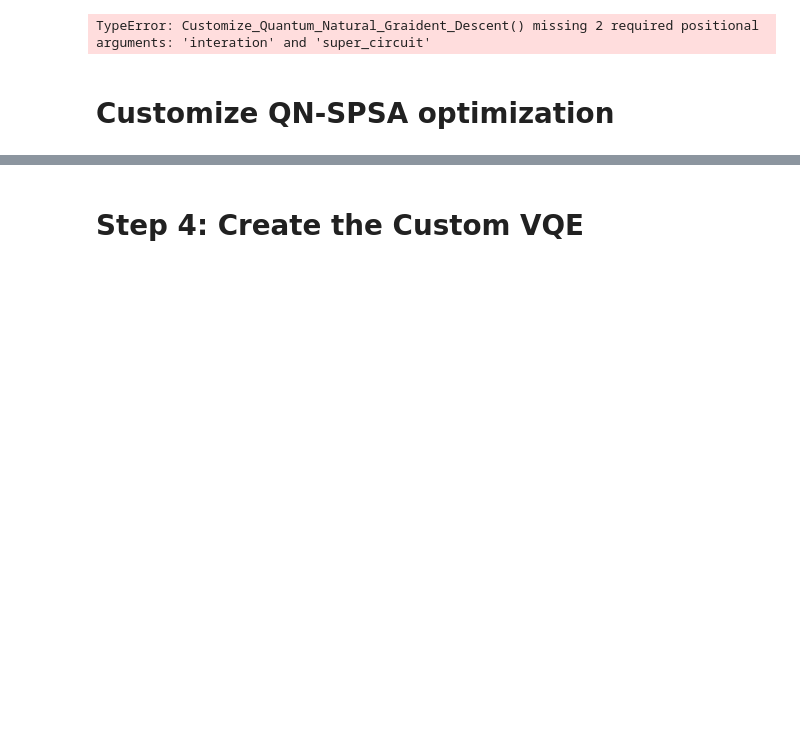
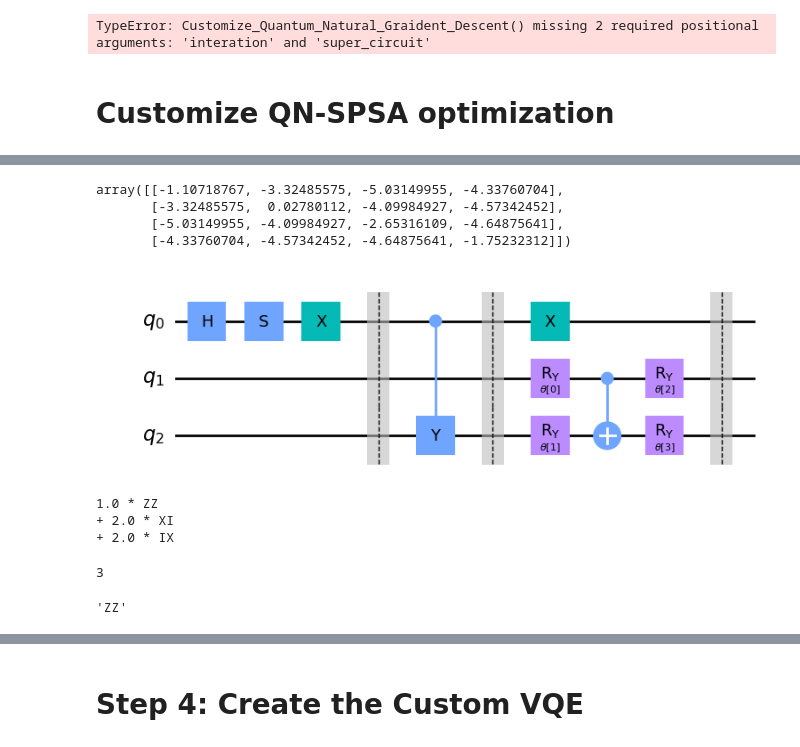
Before and after one commit to nguyenvulinh666/Variational-Quantum-EigeinSolver, a Jupyter notebook: Complete_VQE.ipynb, the cells around one changed output, grey strips where cells are left out. Saved outputs shown, nothing was run; the diff lists cells and outputs as text; code cells hidden in the pictures; blank space fills up the shorter version.

```diff
--- a/Complete_VQE.ipynb
+++ b/Complete_VQE.ipynb
@@ -1094,2 +1087,0 @@ regularized_fubini_matrix = np.array([[0.84914101, 0.85073558], [0.85073558, 0.8
-# %%
-a = np.identity(2)
@@ -1095,0 +1279,7 @@ a = np.identity(2)
+# %%
+np.linalg.pinv(U_matrix)
+# %% [output]
+array([[-1.10718767, -3.32485575, -5.03149955, -4.33760704],
+       [-3.32485575,  0.02780112, -4.09984927, -4.57342452],
+       [-5.03149955, -4.09984927, -2.65316109, -4.64875641],
+       [-4.33760704, -4.57342452, -4.64875641, -1.75232312]])
@@ -1095,0 +1349,11 @@ a = np.identity(2)
+# %%
+circ_C[1].draw('mpl')
+# %% [output]
+[figure, added]
+# %%
+hamiltonian = Ising_hamiltonian(2,2)
+print(hamiltonian)
+# %% [output]
+1.0 * ZZ
++ 2.0 * XI
++ 2.0 * IX
@@ -1095,0 +1362,8 @@ a = np.identity(2)
+# %%
+len(hamiltonian)
+# %% [output]
+3
+# %%
+str(hamiltonian.primitive._pauli_list[0])
+# %% [output]
+'ZZ'
```
Also changed, not shown: parts of 35 cells of this notebook.
